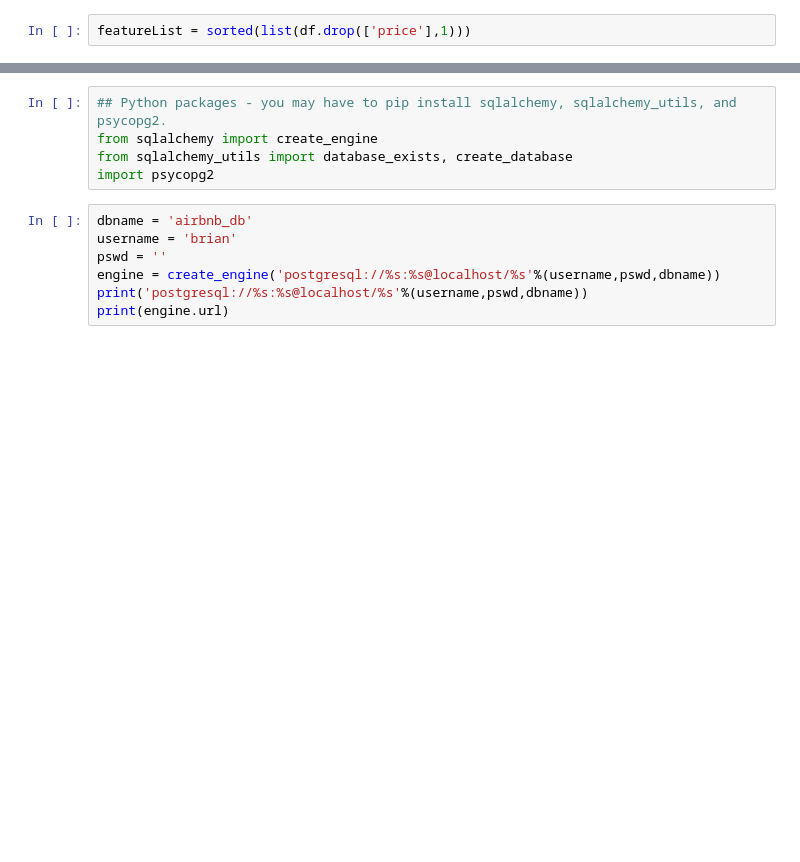
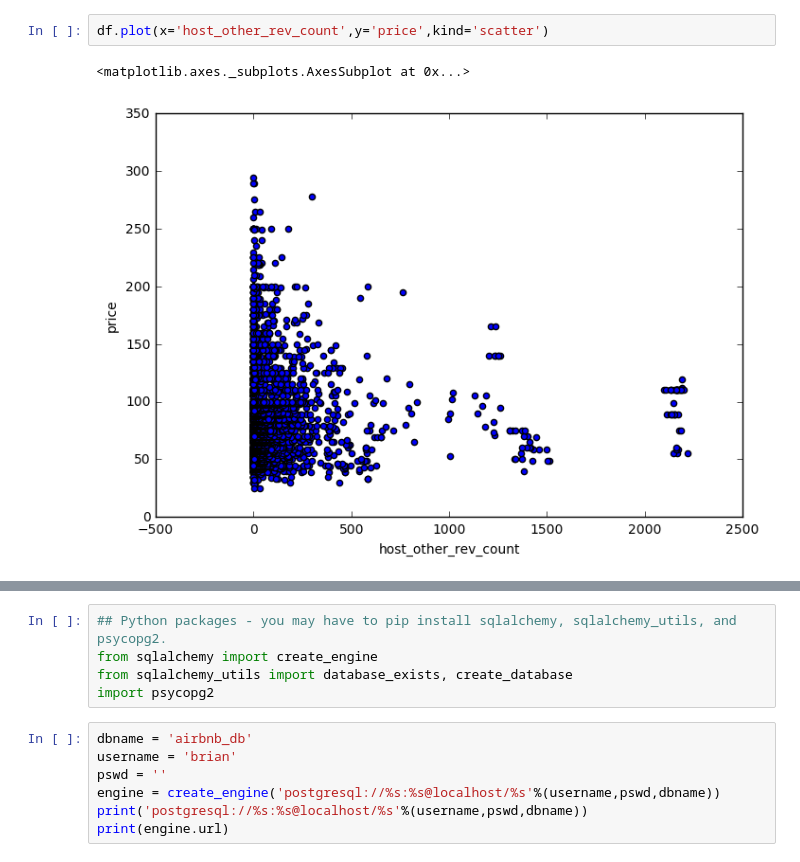
Before and after one commit to btamadio/PricePredictor, a Jupyter notebook: PricePredictor/Price_predictor.ipynb, the cells around one changed output, grey strips where cells are left out. Cells and saved outputs as stored; diff of their text form; blank space fills up the shorter version.

```diff
--- a/PricePredictor/Price_predictor.ipynb
+++ b/PricePredictor/Price_predictor.ipynb
@@ -31,2 +49,5 @@ M_total = 4354, M_train = 3265, M_test = 1089
-# %%
-featureList = sorted(list(df.drop(['price'],1)))
+# %%
+df.plot(x='host_other_rev_count',y='price',kind='scatter')
+# %% [output]
+<matplotlib.axes._subplots.AxesSubplot at 0x...>
+[figure, added]
```
Also changed, not shown: parts of 35 cells of this notebook, 7 other files.
